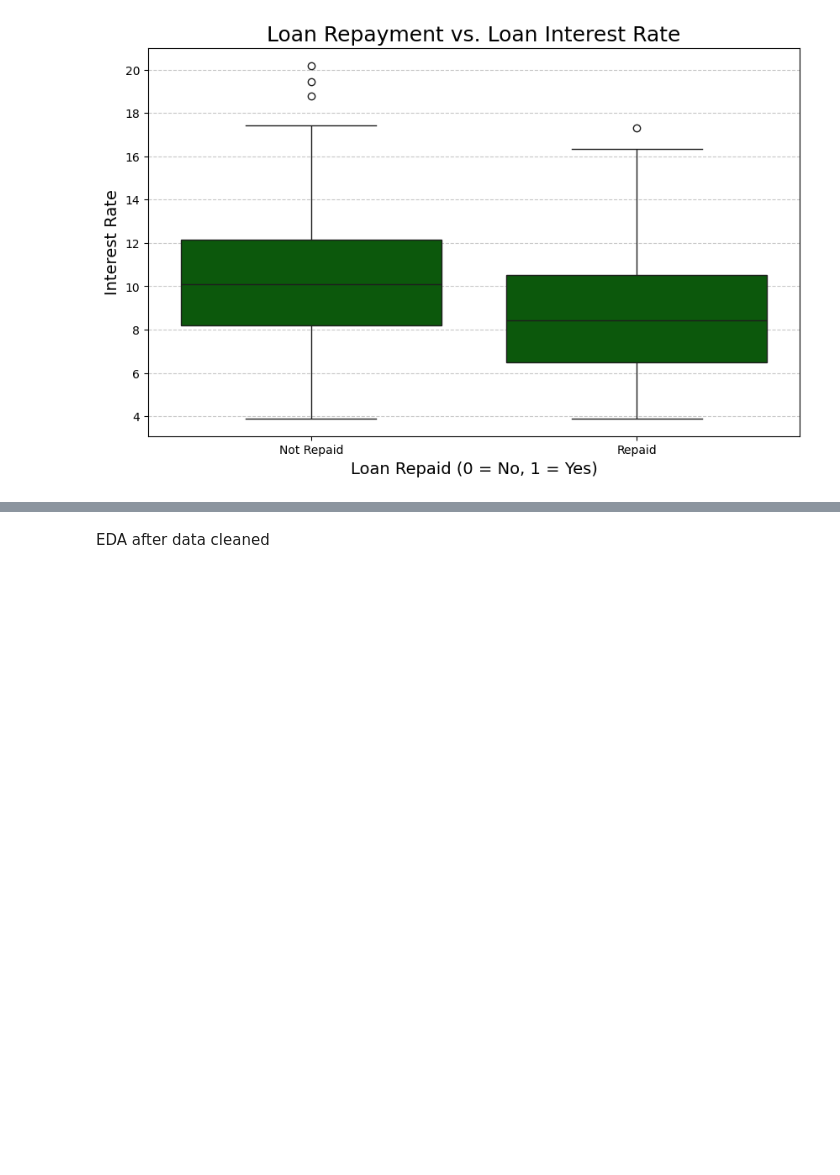
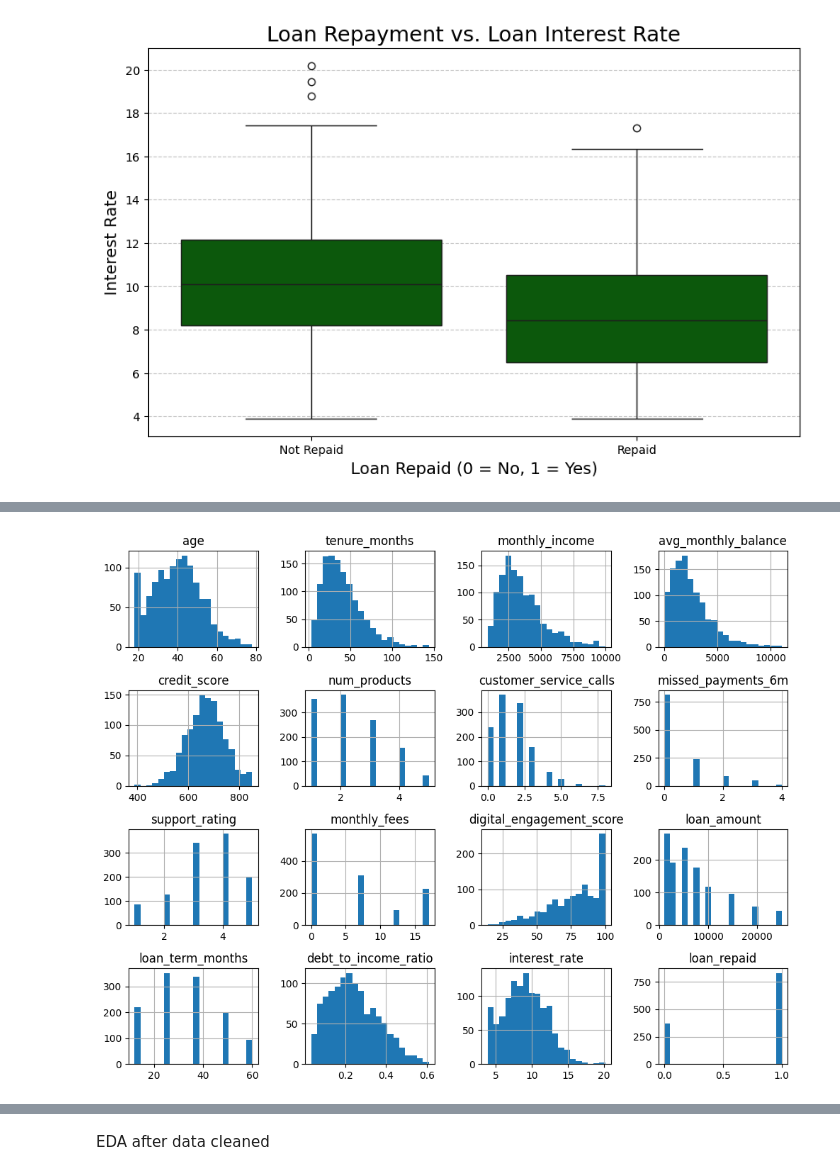
Before and after one commit to sw-sys/codebar_capstone_work, a Jupyter notebook: Capstone_Loans.ipynb, the cells around one changed output, grey strips where cells are left out. Drawn from its saved outputs; the diff is of its cells as text; code cells hidden in the pictures; blank space fills up the shorter version.

```diff
--- a/Capstone_Loans.ipynb
+++ b/Capstone_Loans.ipynb
@@ -297,0 +298,10 @@ plt.show()
+# %%
+# Numeric histograms
+# see distribution of the numeric data
+
+num_cols = df.select_dtypes(include=["int64", "float64"]).columns
+df[num_cols].hist(bins=20, figsize=(10, 8))
+plt.tight_layout()
+plt.show()
+# %% [output]
+[figure, added]
```
Also changed, not shown: parts of 13 cells of this notebook.
